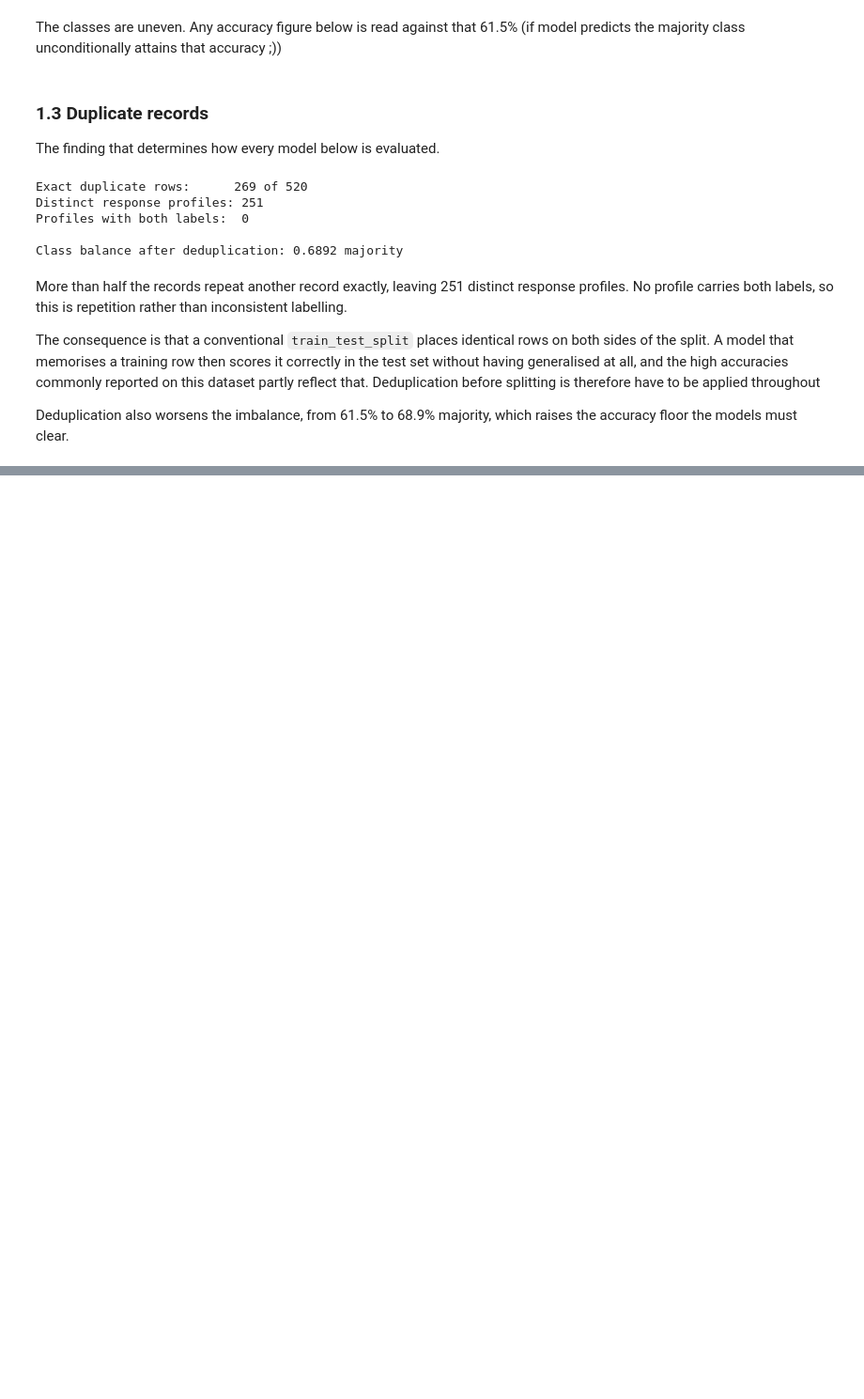
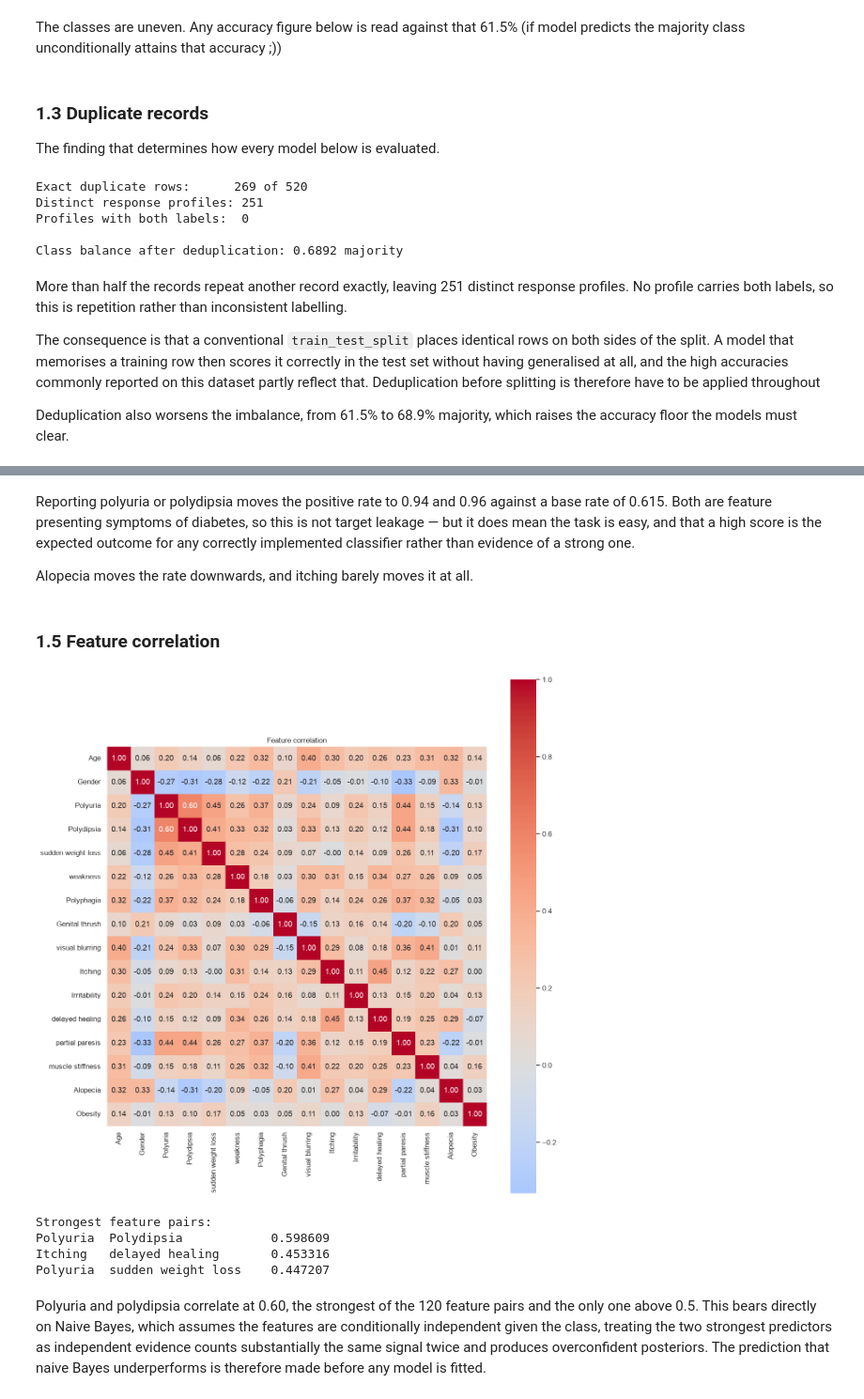
Before and after one commit to MurlidharVarma/machine-learning-classification, a Jupyter notebook: model/diabetes_risk_analysis.ipynb, the cells around one changed output, grey strips where cells are left out. Shown at 94% size. Drawn from its saved outputs; the diff is of its cells as text; code cells hidden in the pictures; blank space fills up the shorter version.

```diff
--- a/model/diabetes_risk_analysis.ipynb
+++ b/model/diabetes_risk_analysis.ipynb
@@ -118,0 +186,36 @@ accuracy floor the models must clear.
+# %% [markdown]
+Reporting polyuria or polydipsia moves the positive rate to 0.94 and 0.96 against a base rate
+of 0.615. Both are feature presenting symptoms of diabetes, so this is not target leakage —
+but it does mean the task is easy, and that a high score is the expected outcome for any
+correctly implemented classifier rather than evidence of a strong one.
+
+Alopecia moves the rate downwards, and itching barely moves it at all.
+# %% [markdown]
+### 1.5 Feature correlation
+# %%
+from src.data import encode_features
+
+encoded = encode_features(raw)
+correlation = encoded[FEATURES].corr()
+
+fig, ax = plt.subplots(figsize=(12, 12))
+sns.heatmap(correlation, cmap="coolwarm", center=0, annot=True, fmt=".2f", square=True, ax=ax)
+ax.set_title("Feature correlation")
+plt.tight_layout()
+plt.show()
+
+pairs = correlation.where(np.triu(np.ones(correlation.shape), k=1).astype(bool)).stack()
+print("Strongest feature pairs:")
+print(pairs.abs().sort_values(ascending=False).head(3).to_string())
+# %% [output]
+[figure, added]
+Strongest feature pairs:
+Polyuria  Polydipsia            0.598609
+Itching   delayed healing       0.453316
+Polyuria  sudden weight loss    0.447207
+# %% [markdown]
+Polyuria and polydipsia correlate at 0.60, the strongest of the 120 feature pairs and the only
+one above 0.5. This bears directly on Naive Bayes, which assumes the features are conditionally
+independent given the class, treating the two strongest predictors as independent evidence
+counts substantially the same signal twice and produces overconfident posteriors. The prediction
+that naive Bayes underperforms is therefore made before any model is fitted.
```
Also changed, not shown: parts of 4 cells of this notebook.
